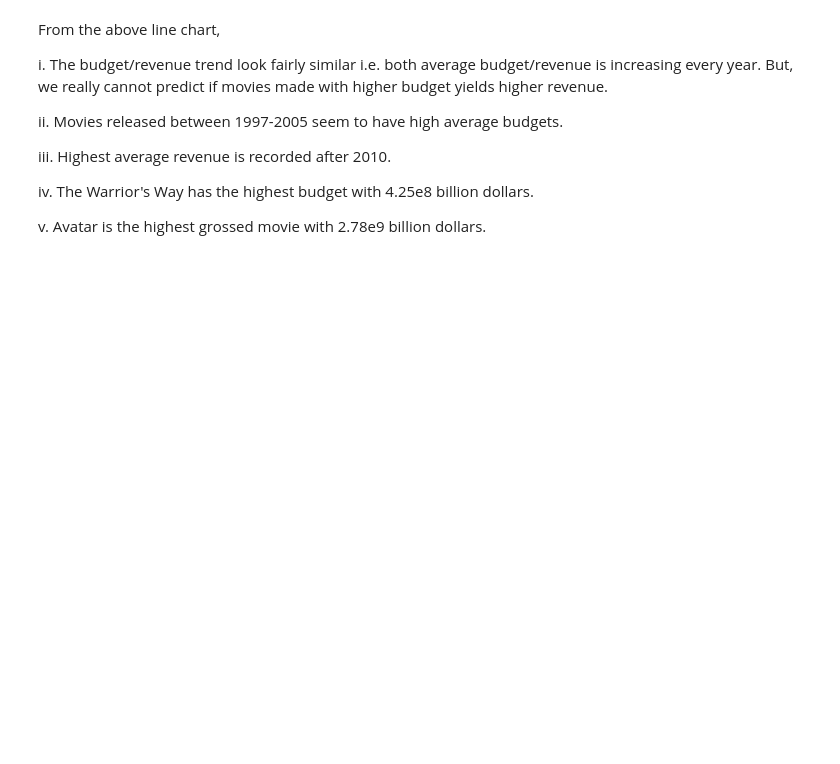
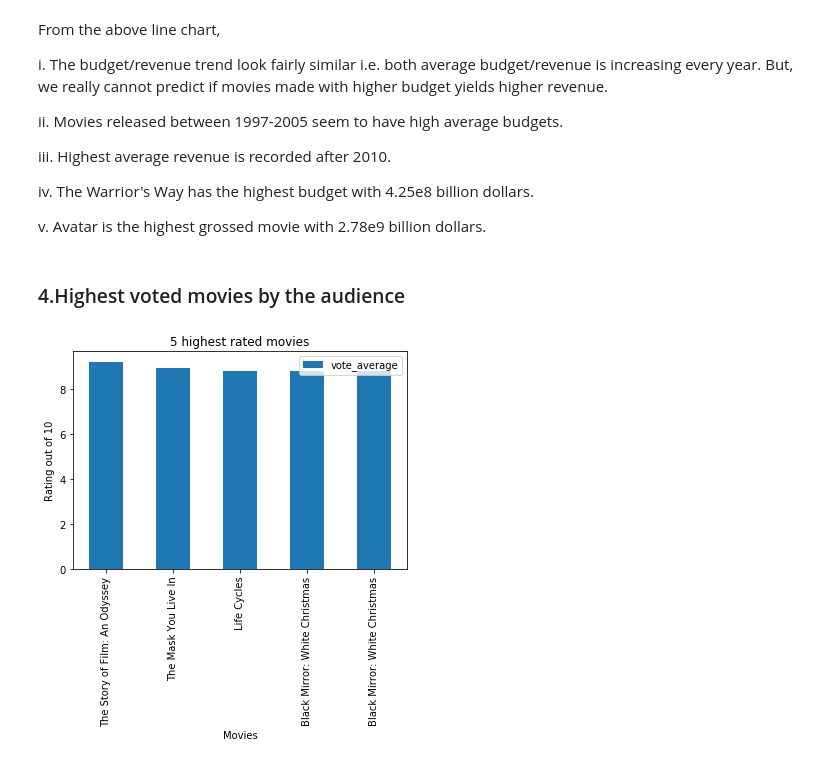
Before and after one commit to akshaybogar/TMDBMovies, a Jupyter notebook: TMDB_analysis.ipynb, the cells around one changed output. Saved outputs shown, nothing was run; the diff lists cells and outputs as text; code cells hidden in the pictures; blank space fills up the shorter version.

Commit message:
Answers highest rated movie by the audience

```diff
--- a/TMDB_analysis.ipynb
+++ b/TMDB_analysis.ipynb
@@ -249,3 +249,16 @@ iii. Highest average revenue is recorded after 2010.
 iv. The Warrior's Way has the highest budget with 4.25e8 billion dollars.
 
 v. Avatar is the highest grossed movie with 2.78e9 billion dollars.
+# %% [markdown]
+### 4.Highest voted movies by the audience
+# %%
+#Top 5 movies as rated by the audience is calculated and plotted
+temp=df.sort_values(by='vote_average',ascending=False)
+highest_rated=temp.filter(['original_title','vote_average'])[:5]
+ax=highest_rated.plot(kind='bar',title='5 highest rated movies');
+xl=highest_rated['original_title'].tolist()
+ax.set_xticklabels(xl);
+ax.set_xlabel('Movies');
+ax.set_ylabel('Rating out of 10');
+# %% [output]
+[figure, added]
```
